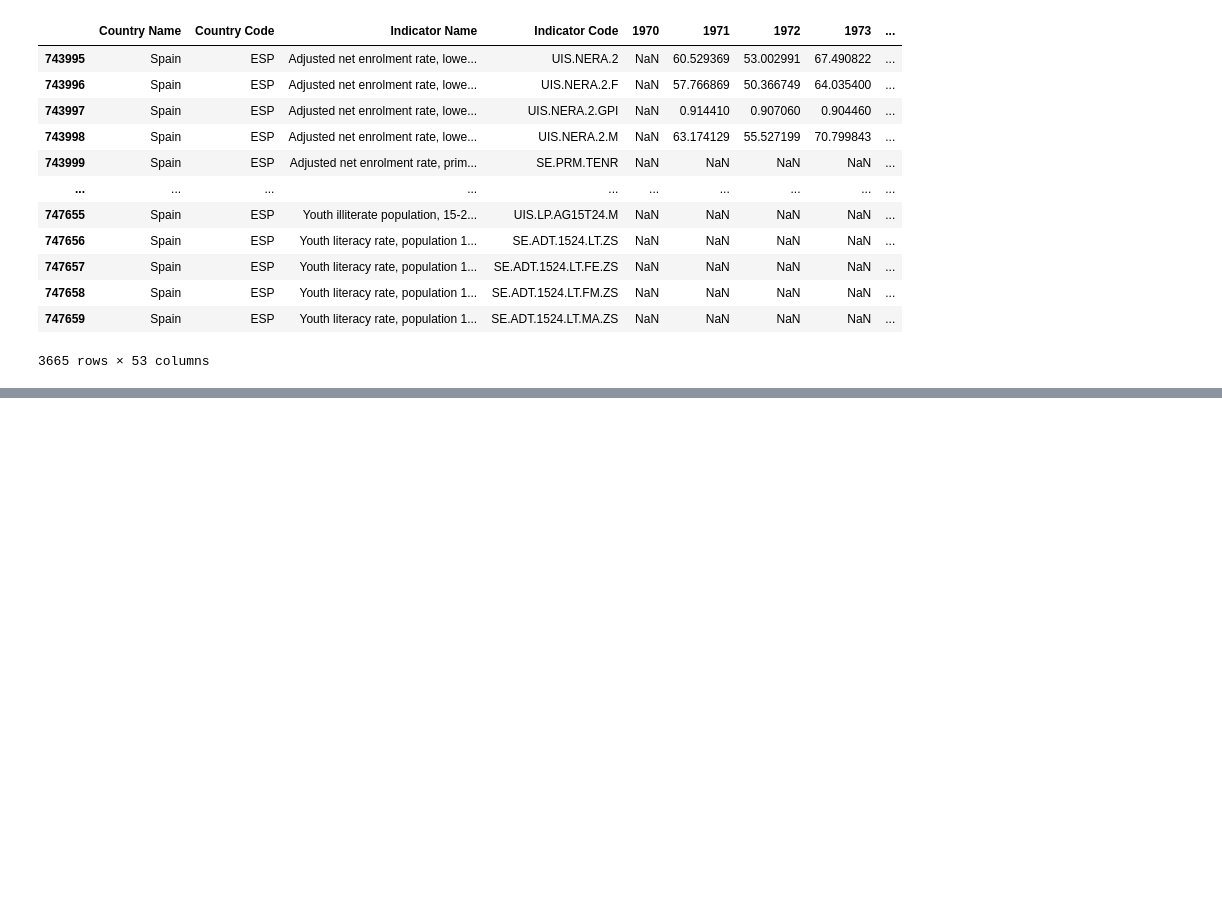
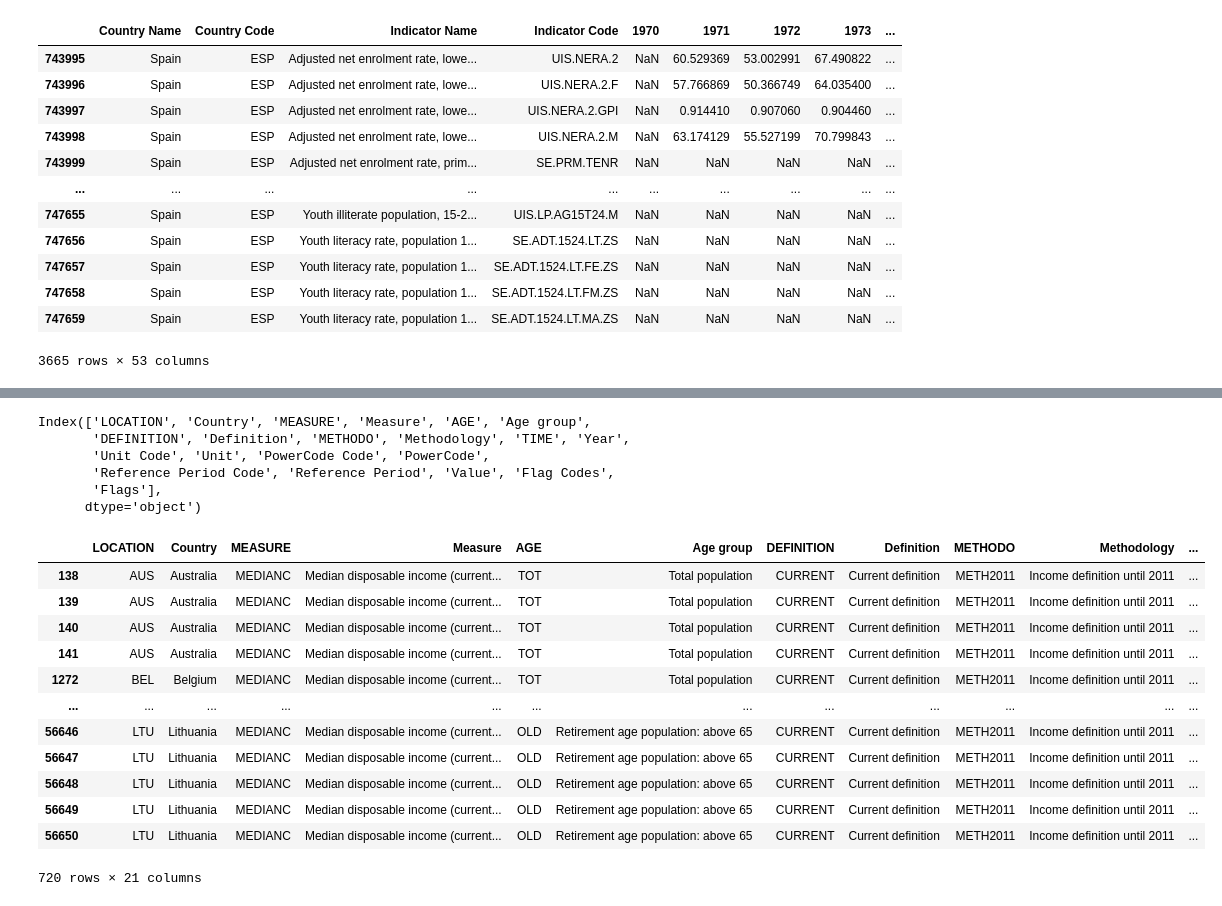
Before and after one commit to OscarGB/TFGInf, a Jupyter notebook: data.ipynb, the cells around one changed output, grey strips where cells are left out. Cells and saved outputs as stored; diff of their text form; code cells hidden in the pictures; blank space fills up the shorter version.

```diff
--- a/data.ipynb
+++ b/data.ipynb
@@ -169,0 +242,25 @@ dfMUNW.to_parquet("waste.parquet")
+# %%
+income.columns
+# %% [output]
+Index(['LOCATION', 'Country', 'MEASURE', 'Measure', 'AGE', 'Age group',
+       'DEFINITION', 'Definition', 'METHODO', 'Methodology', 'TIME', 'Year',
+       'Unit Code', 'Unit', 'PowerCode Code', 'PowerCode',
+       'Reference Period Code', 'Reference Period', 'Value', 'Flag Codes',
+       'Flags'],
+      dtype='object')
+# %%
+income[(income["MEASURE"] == "MEDIANC") & (income["METHODO"] == "METH2011")]
+# %% [output]
+|  | LOCATION | Country | MEASURE | Measure | AGE | Age group | DEFINITION | Definition | METHODO | Methodology | ... |
+| 138 | AUS | Australia | MEDIANC | Median disposable income (current... | TOT | Total population | CURRENT | Current definition | METH2011 | Income definition until 2011 | ... |
+| 139 | AUS | Australia | MEDIANC | Median disposable income (current... | TOT | Total population | CURRENT | Current definition | METH2011 | Income definition until 2011 | ... |
+| 140 | AUS | Australia | MEDIANC | Median disposable income (current... | TOT | Total population | CURRENT | Current definition | METH2011 | Income definition until 2011 | ... |
+| 141 | AUS | Australia | MEDIANC | Median disposable income (current... | TOT | Total population | CURRENT | Current definition | METH2011 | Income definition until 2011 | ... |
+| 1272 | BEL | Belgium | MEDIANC | Median disposable income (current... | TOT | Total population | CURRENT | Current definition | METH2011 | Income definition until 2011 | ... |
+| ... | ... | ... | ... | ... | ... | ... | ... | ... | ... | ... | ... |
+| 56646 | LTU | Lithuania | MEDIANC | Median disposable income (current... | OLD | Retirement age population: above 65 | CURRENT | Current definition | METH2011 | Income definition until 2011 | ... |
+| 56647 | LTU | Lithuania | MEDIANC | Median disposable income (current... | OLD | Retirement age population: above 65 | CURRENT | Current definition | METH2011 | Income definition until 2011 | ... |
+| 56648 | LTU | Lithuania | MEDIANC | Median disposable income (current... | OLD | Retirement age population: above 65 | CURRENT | Current definition | METH2011 | Income definition until 2011 | ... |
+| 56649 | LTU | Lithuania | MEDIANC | Median disposable income (current... | OLD | Retirement age population: above 65 | CURRENT | Current definition | METH2011 | Income definition until 2011 | ... |
+| 56650 | LTU | Lithuania | MEDIANC | Median disposable income (current... | OLD | Retirement age population: above 65 | CURRENT | Current definition | METH2011 | Income definition until 2011 | ... |
+720 rows × 21 columns
```
Also changed, not shown: parts of 8 cells of this notebook, 3 other files.
